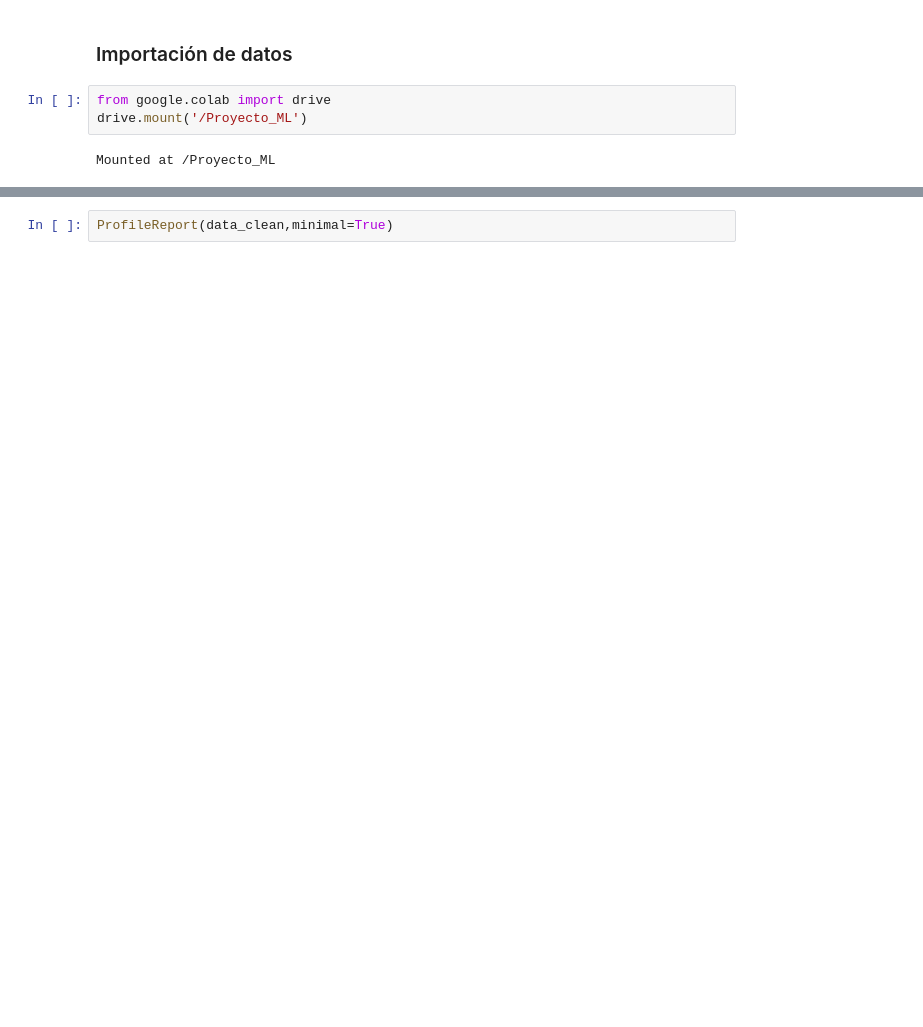
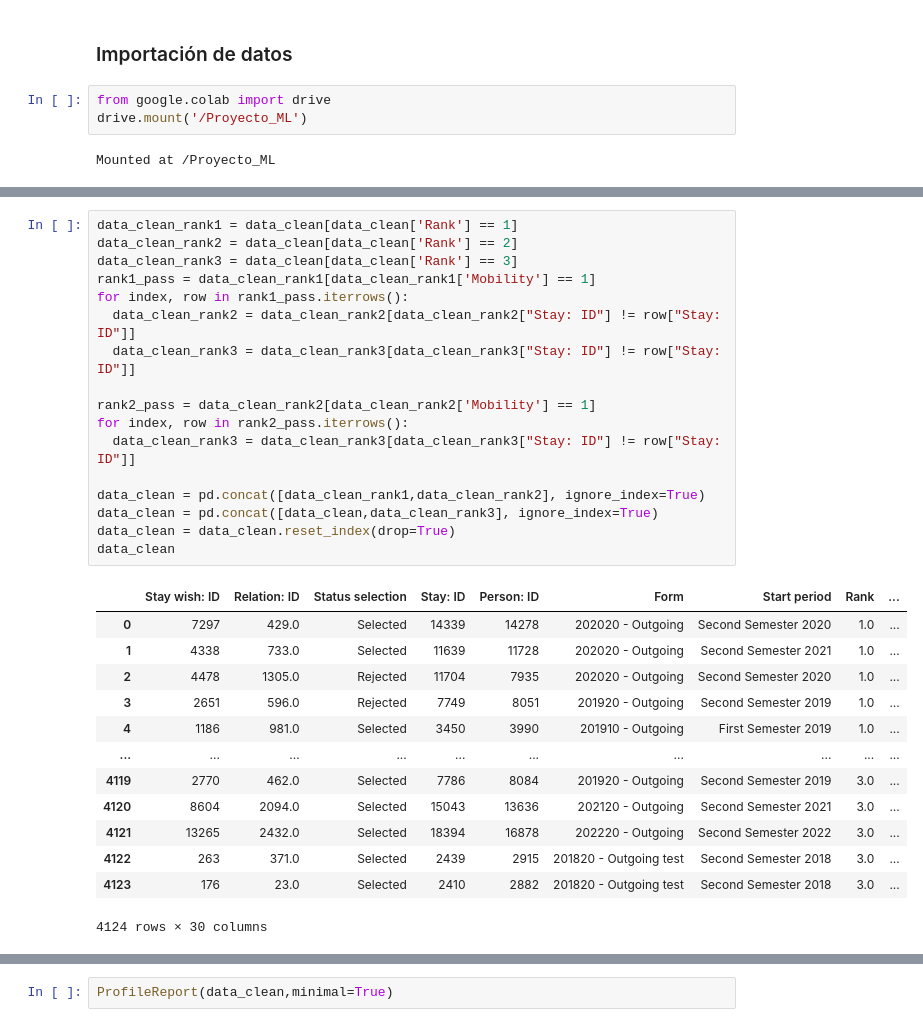
Before and after one commit to devergel/MLCovenios, a Jupyter notebook: Dataset/Proyecto Final ML.ipynb, the cells around one changed output, grey strips where cells are left out. Drawn from its saved outputs; the diff is of its cells as text; blank space fills up the shorter version.

```diff
--- a/Dataset/Proyecto Final ML.ipynb
+++ b/Dataset/Proyecto Final ML.ipynb
@@ -251,0 +261,31 @@ data_clean
+# %%
+data_clean_rank1 = data_clean[data_clean['Rank'] == 1]
+data_clean_rank2 = data_clean[data_clean['Rank'] == 2]
+data_clean_rank3 = data_clean[data_clean['Rank'] == 3]
+rank1_pass = data_clean_rank1[data_clean_rank1['Mobility'] == 1]
+for index, row in rank1_pass.iterrows():
+  data_clean_rank2 = data_clean_rank2[data_clean_rank2["Stay: ID"] != row["Stay: ID"]]
+  data_clean_rank3 = data_clean_rank3[data_clean_rank3["Stay: ID"] != row["Stay: ID"]]
+
+rank2_pass = data_clean_rank2[data_clean_rank2['Mobility'] == 1]
+for index, row in rank2_pass.iterrows():
+  data_clean_rank3 = data_clean_rank3[data_clean_rank3["Stay: ID"] != row["Stay: ID"]]
+
+data_clean = pd.concat([data_clean_rank1,data_clean_rank2], ignore_index=True)
+data_clean = pd.concat([data_clean,data_clean_rank3], ignore_index=True)
+data_clean = data_clean.reset_index(drop=True)
+data_clean
+# %% [output]
+|  | Stay wish: ID | Relation: ID | Status selection | Stay: ID | Person: ID | Form | Start period | Rank | ... |
+| 0 | 7297 | 429.0 | Selected | 14339 | 14278 | 202020 - Outgoing | Second Semester 2020 | 1.0 | ... |
+| 1 | 4338 | 733.0 | Selected | 11639 | 11728 | 202020 - Outgoing | Second Semester 2021 | 1.0 | ... |
+| 2 | 4478 | 1305.0 | Rejected | 11704 | 7935 | 202020 - Outgoing | Second Semester 2020 | 1.0 | ... |
+| 3 | 2651 | 596.0 | Rejected | 7749 | 8051 | 201920 - Outgoing | Second Semester 2019 | 1.0 | ... |
+| 4 | 1186 | 981.0 | Selected | 3450 | 3990 | 201910 - Outgoing | First Semester 2019 | 1.0 | ... |
+| ... | ... | ... | ... | ... | ... | ... | ... | ... | ... |
+| 4119 | 2770 | 462.0 | Selected | 7786 | 8084 | 201920 - Outgoing | Second Semester 2019 | 3.0 | ... |
+| 4120 | 8604 | 2094.0 | Selected | 15043 | 13636 | 202120 - Outgoing | Second Semester 2021 | 3.0 | ... |
+| 4121 | 13265 | 2432.0 | Selected | 18394 | 16878 | 202220 - Outgoing | Second Semester 2022 | 3.0 | ... |
+| 4122 | 263 | 371.0 | Selected | 2439 | 2915 | 201820 - Outgoing test | Second Semester 2018 | 3.0 | ... |
+| 4123 | 176 | 23.0 | Selected | 2410 | 2882 | 201820 - Outgoing test | Second Semester 2018 | 3.0 | ... |
+4124 rows × 30 columns
```
Also changed, not shown: parts of 64 cells of this notebook, 6 other files.
